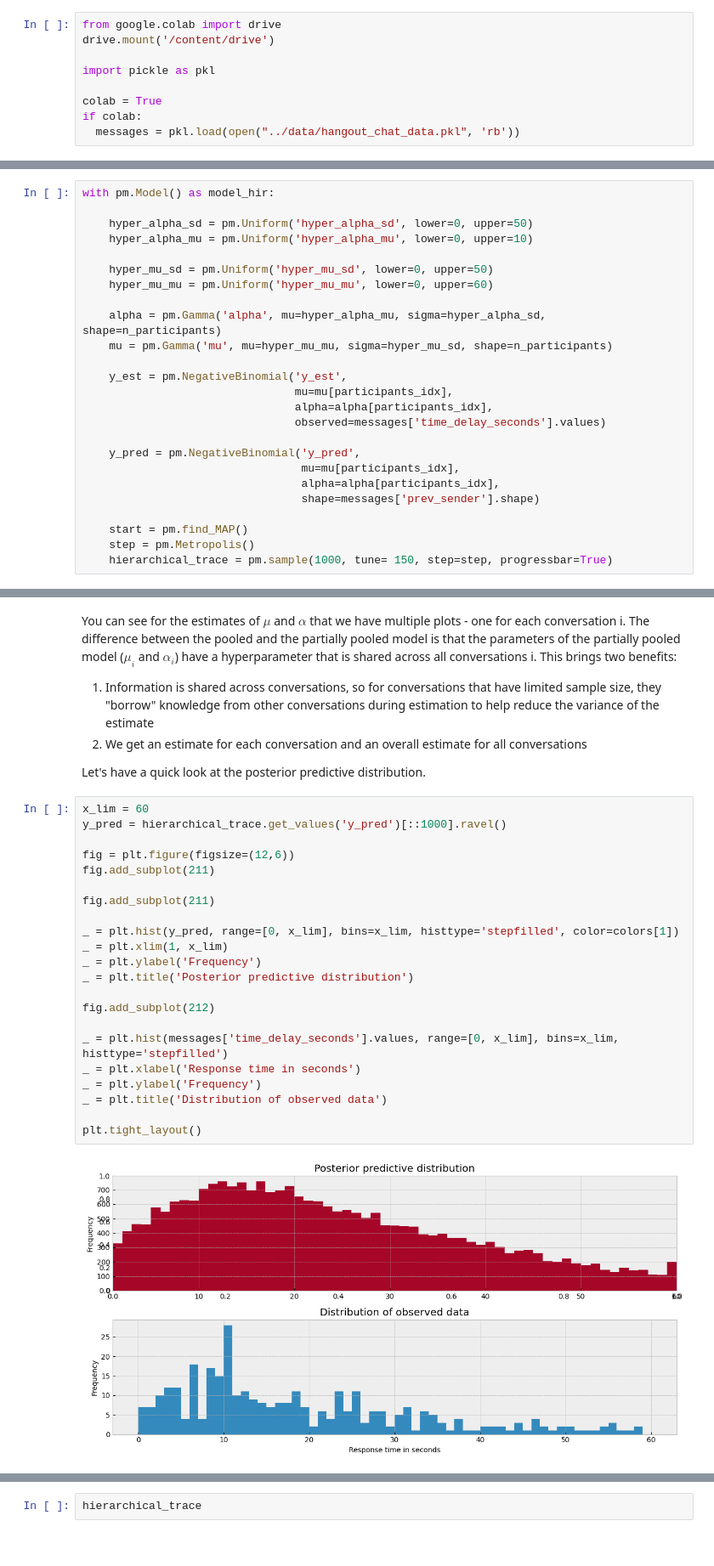
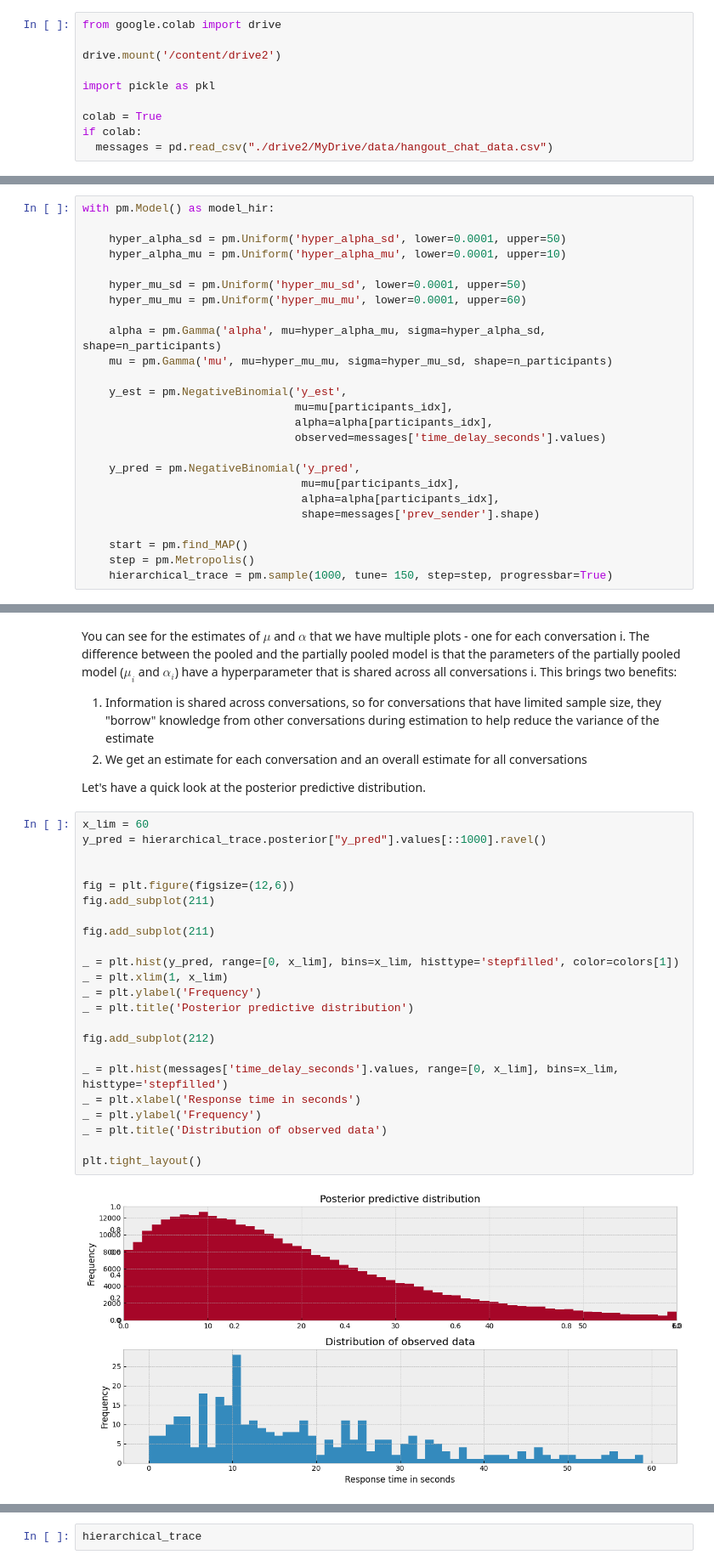
Before and after one commit to eliransher/Bayesian_models, a Jupyter notebook: notebooks/10_Hierarchical_modelling.ipynb, the cells around one changed output, grey strips where cells are left out. Shown at 85% size. Saved outputs shown, nothing was run; the diff lists cells and outputs as text.

```diff
--- a/notebooks/10_Hierarchical_modelling.ipynb
+++ b/notebooks/10_Hierarchical_modelling.ipynb
@@ -32,11 +28,12 @@ Let's explore a different way of modeling the response time for my hangout conve
 One consideration we must make, is that some conversations have very few messages compared to others. As such, our estimates of response time for conversations with few messages will have a higher degree of uncertainty than conversations with a large number of messages. The below plot illustrates the discrepancy in sample size per conversation.
 # %%
 from google.colab import drive
-drive.mount('/content/drive')
+
+drive.mount('/content/drive2')
 
 import pickle as pkl
 
 colab = True
 if colab:
-  messages = pkl.load(open("../data/hangout_chat_data.pkl", 'rb'))
+  messages = pd.read_csv("./drive2/MyDrive/data/hangout_chat_data.csv")
 # %% [output]
@@ -243,11 +240,11 @@ Image('graphics/dag neg poisson gamma hyper.png', width=420)
 # %%
 with pm.Model() as model_hir:
 
-    hyper_alpha_sd = pm.Uniform('hyper_alpha_sd', lower=0, upper=50)
-    hyper_alpha_mu = pm.Uniform('hyper_alpha_mu', lower=0, upper=10)
+    hyper_alpha_sd = pm.Uniform('hyper_alpha_sd', lower=0.0001, upper=50)
+    hyper_alpha_mu = pm.Uniform('hyper_alpha_mu', lower=0.0001, upper=10)
 
-    hyper_mu_sd = pm.Uniform('hyper_mu_sd', lower=0, upper=50)
-    hyper_mu_mu = pm.Uniform('hyper_mu_mu', lower=0, upper=60)
+    hyper_mu_sd = pm.Uniform('hyper_mu_sd', lower=0.0001, upper=50)
+    hyper_mu_mu = pm.Uniform('hyper_mu_mu', lower=0.0001, upper=60)
 
     alpha = pm.Gamma('alpha', mu=hyper_alpha_mu, sigma=hyper_alpha_sd, shape=n_participants)
     mu = pm.Gamma('mu', mu=hyper_mu_mu, sigma=hyper_mu_sd, shape=n_participants)
@@ -324,28 +344,29 @@ You can see for the estimates of $\mu$ and $\alpha$ that we have multiple plots
 Let's have a quick look at the posterior predictive distribution.
 # %%
 x_lim = 60
-y_pred = hierarchical_trace.get_values('y_pred')[::1000].ravel()
+y_pred = hierarchical_trace.posterior["y_pred"].values[::1000].ravel()
+
 
 fig = plt.figure(figsize=(12,6))
 fig.add_subplot(211)
 
 fig.add_subplot(211)
 
 _ = plt.hist(y_pred, range=[0, x_lim], bins=x_lim, histtype='stepfilled', color=colors[1])
 _ = plt.xlim(1, x_lim)
 _ = plt.ylabel('Frequency')
 _ = plt.title('Posterior predictive distribution')
 
 fig.add_subplot(212)
 
 _ = plt.hist(messages['time_delay_seconds'].values, range=[0, x_lim], bins=x_lim, histtype='stepfilled')
 _ = plt.xlabel('Response time in seconds')
 _ = plt.ylabel('Frequency')
 _ = plt.title('Distribution of observed data')
 
 plt.tight_layout()
 # %% [output]
-[figure, old version]
+[figure, new version]
 # %% [markdown]
 ### Shrinkage effect: pooled vs hierarchical model
 As discussed, the partially pooled model shared a hyperparameter for both $\mu$ and $\alpha$. By sharing knowledge across conversations, it has the effect of shrinking the estimates closer together - particularly for conversations that have little data.
```
Also changed, not shown: parts of 19 cells of this notebook.
